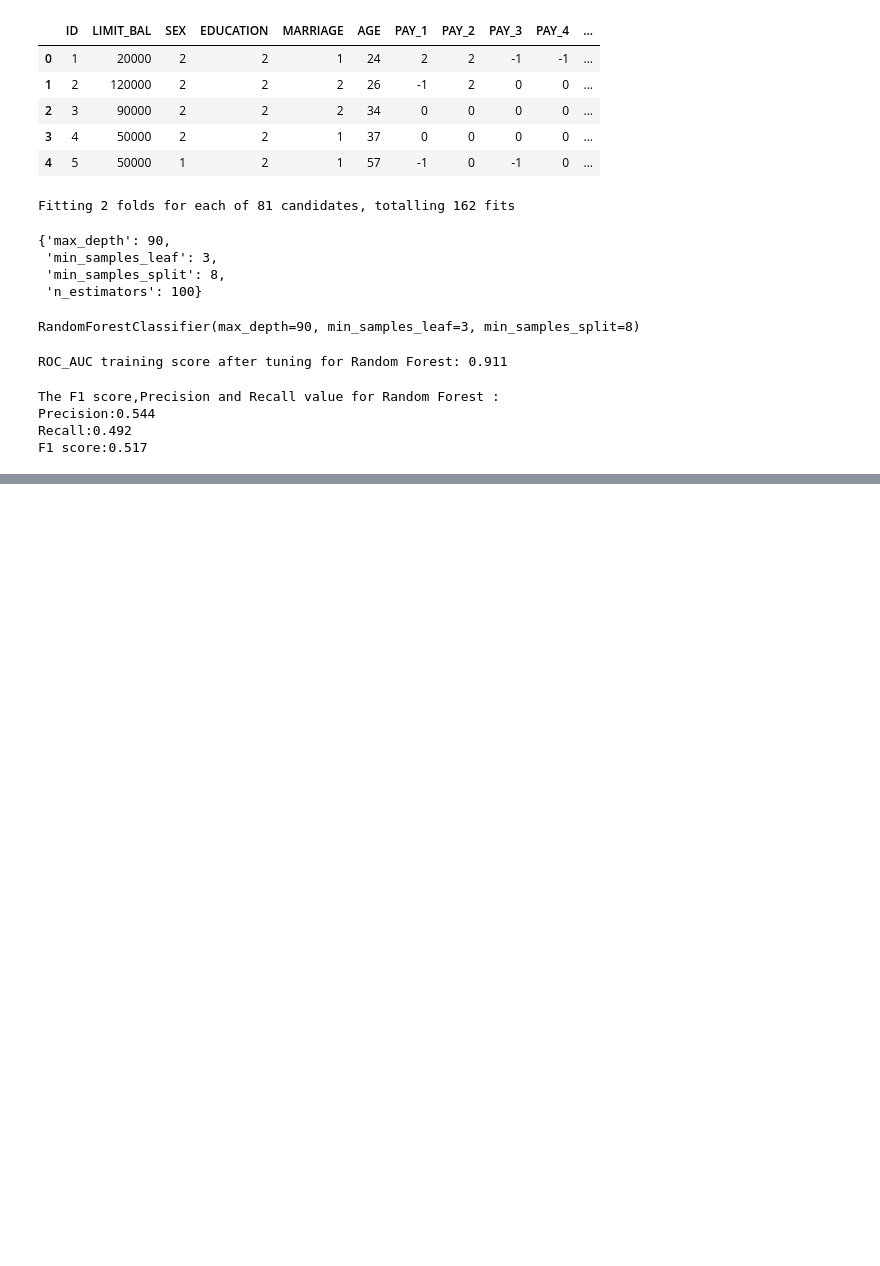
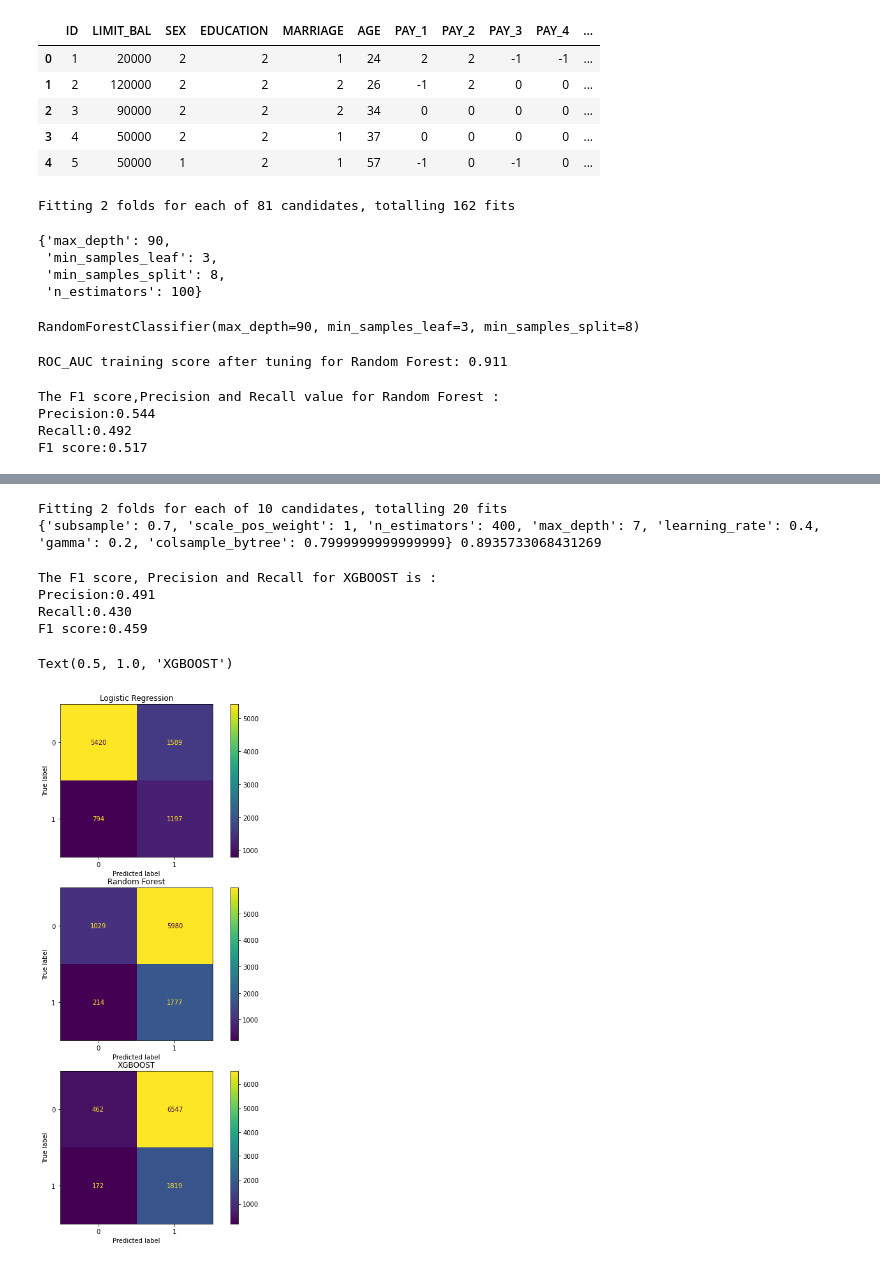
Before and after one commit to AnshRockstar/Credit-Card-Default-Analysis, a Jupyter notebook: Credit_Card_Default_Prediction_Capstone_Projectipynb.ipynb, the cells around one changed output, grey strips where cells are left out. Cells and saved outputs as stored; diff of their text form; code cells hidden in the pictures; blank space fills up the shorter version.

```diff
--- a/Credit_Card_Default_Prediction_Capstone_Projectipynb.ipynb
+++ b/Credit_Card_Default_Prediction_Capstone_Projectipynb.ipynb
@@ -638,0 +661,3 @@ F1 score:0.517
+# %%
+# Split data with SMOTE
+X_train_sm, X_test, y_train_sm, y_test = data_split(X, y, imbalance = True)
@@ -638,0 +722,41 @@ F1 score:0.517
+# %%
+xgboost = XGBClassifier()
+xgb_random = RandomizedSearchCV(estimator = xgboost,
+                                param_distributions = random_grid_xgb,
+                                n_iter = 10,
+                                cv = 2,
+                                verbose=1,
+                                random_state=42,
+                                n_jobs = -1,
+                                scoring ='roc_auc')
+
+
+xgb_random.fit(X_train_sm, y_train_sm)
+xgb_random.best_params_, xgb_random.best_score_
+
+print(xgb_random.best_params_,xgb_random.best_score_)
+# %% [output]
+Fitting 2 folds for each of 10 candidates, totalling 20 fits
+{'subsample': 0.7, 'scale_pos_weight': 1, 'n_estimators': 400, 'max_depth': 7, 'learning_rate': 0.4, 'gamma': 0.2, 'colsample_bytree': 0.7999999999999999} 0.8935733068431269
+# %%
+print("The F1 score, Precision and Recall for XGBOOST is :")
+precision_recall(xgb_random,X_test,y_test)
+# %% [output]
+The F1 score, Precision and Recall for XGBOOST is :
+Precision:0.491
+Recall:0.430
+F1 score:0.459
+# %%
+fig,ax=plt.subplots(3,1,figsize=(10,15))
+
+plot_confusion_matrix(lr_best,X_test_std,y_test,ax=ax[0])
+ax[0].set_title("Logistic Regression")
+
+plot_confusion_matrix(rf_best,X_test_std,y_test,ax=ax[1])
+ax[1].set_title("Random Forest")
+
+plot_confusion_matrix(xgb_random,X_test_std,y_test,ax=ax[2])
+ax[2].set_title("XGBOOST")
+# %% [output]
+Text(0.5, 1.0, 'XGBOOST')
+[figure, added]
```
Also changed, not shown: parts of 3 cells of this notebook.
